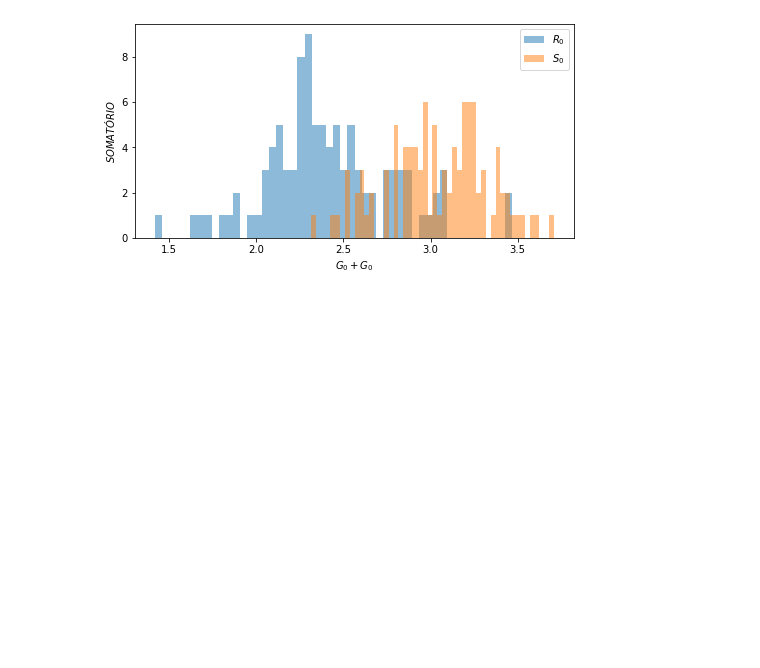
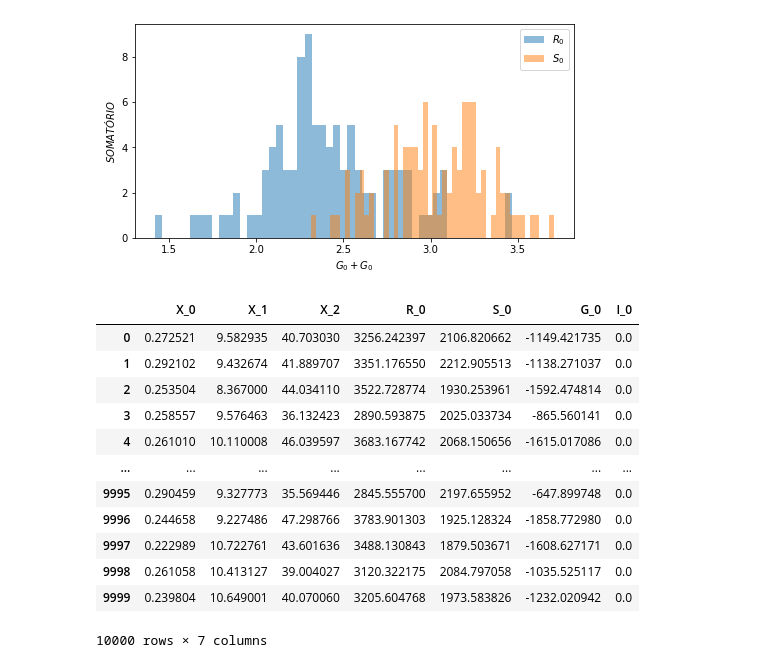
Before and after one commit to wmpjrufg/RASD-ALGORITMOS, a Jupyter notebook: EXAMPLE 5.1 - STRUCTURAL SAFETY ANALYSIS.ipynb, the cells around one changed output. Drawn from its saved outputs; the diff is of its cells as text; code cells hidden in the pictures; blank space fills up the shorter version.

```diff
--- a/EXAMPLE 5.1 - STRUCTURAL SAFETY ANALYSIS.ipynb
+++ b/EXAMPLE 5.1 - STRUCTURAL SAFETY ANALYSIS.ipynb
@@ -188,3 +188,19 @@ OPCOES_DADOS = {'DATASET': DADOS, 'X DATA': 'S_0', 'Y DATA': 'R_0', 'G VALUE': '
 RASD_PLOT_4(OPCOES_DADOS, OPCOES_GRAFICAS)
 # %% [output]
 [figure]
+# %%
+RESULTS_TEST[0]['TOTAL RESULTS']
+# %% [output]
+|  | X_0 | X_1 | X_2 | R_0 | S_0 | G_0 | I_0 |
+| 0 | 0.272521 | 9.582935 | 40.703030 | 3256.242397 | 2106.820662 | -1149.421735 | 0.0 |
+| 1 | 0.292102 | 9.432674 | 41.889707 | 3351.176550 | 2212.905513 | -1138.271037 | 0.0 |
+| 2 | 0.253504 | 8.367000 | 44.034110 | 3522.728774 | 1930.253961 | -1592.474814 | 0.0 |
+| 3 | 0.258557 | 9.576463 | 36.132423 | 2890.593875 | 2025.033734 | -865.560141 | 0.0 |
+| 4 | 0.261010 | 10.110008 | 46.039597 | 3683.167742 | 2068.150656 | -1615.017086 | 0.0 |
+| ... | ... | ... | ... | ... | ... | ... | ... |
+| 9995 | 0.290459 | 9.327773 | 35.569446 | 2845.555700 | 2197.655952 | -647.899748 | 0.0 |
+| 9996 | 0.244658 | 9.227486 | 47.298766 | 3783.901303 | 1925.128324 | -1858.772980 | 0.0 |
+| 9997 | 0.222989 | 10.722761 | 43.601636 | 3488.130843 | 1879.503671 | -1608.627171 | 0.0 |
+| 9998 | 0.261058 | 10.413127 | 39.004027 | 3120.322175 | 2084.797058 | -1035.525117 | 0.0 |
+| 9999 | 0.239804 | 10.649001 | 40.070060 | 3205.604768 | 1973.583826 | -1232.020942 | 0.0 |
+10000 rows × 7 columns
```
Also changed, not shown: parts of 11 cells of this notebook, 2 other files.
